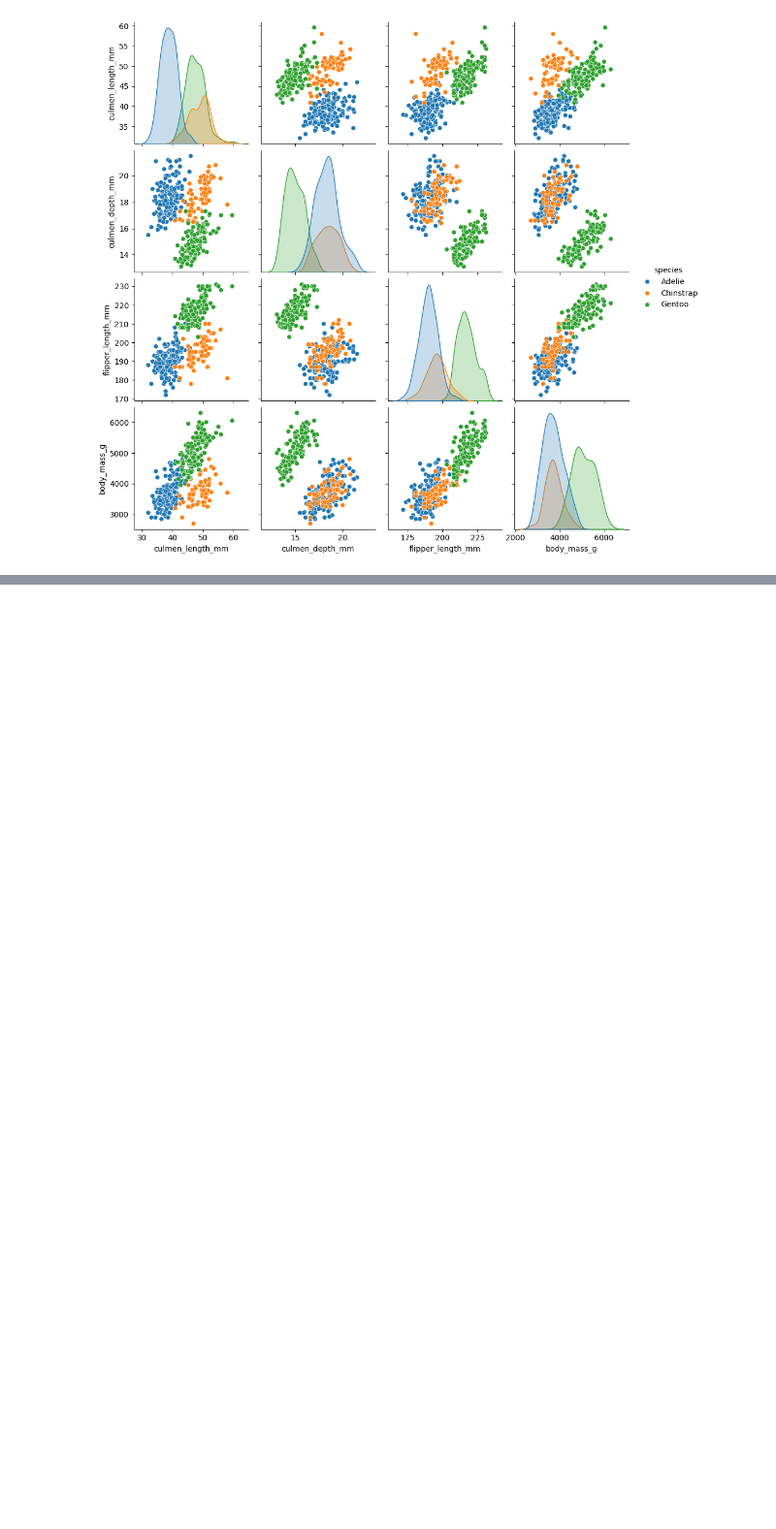
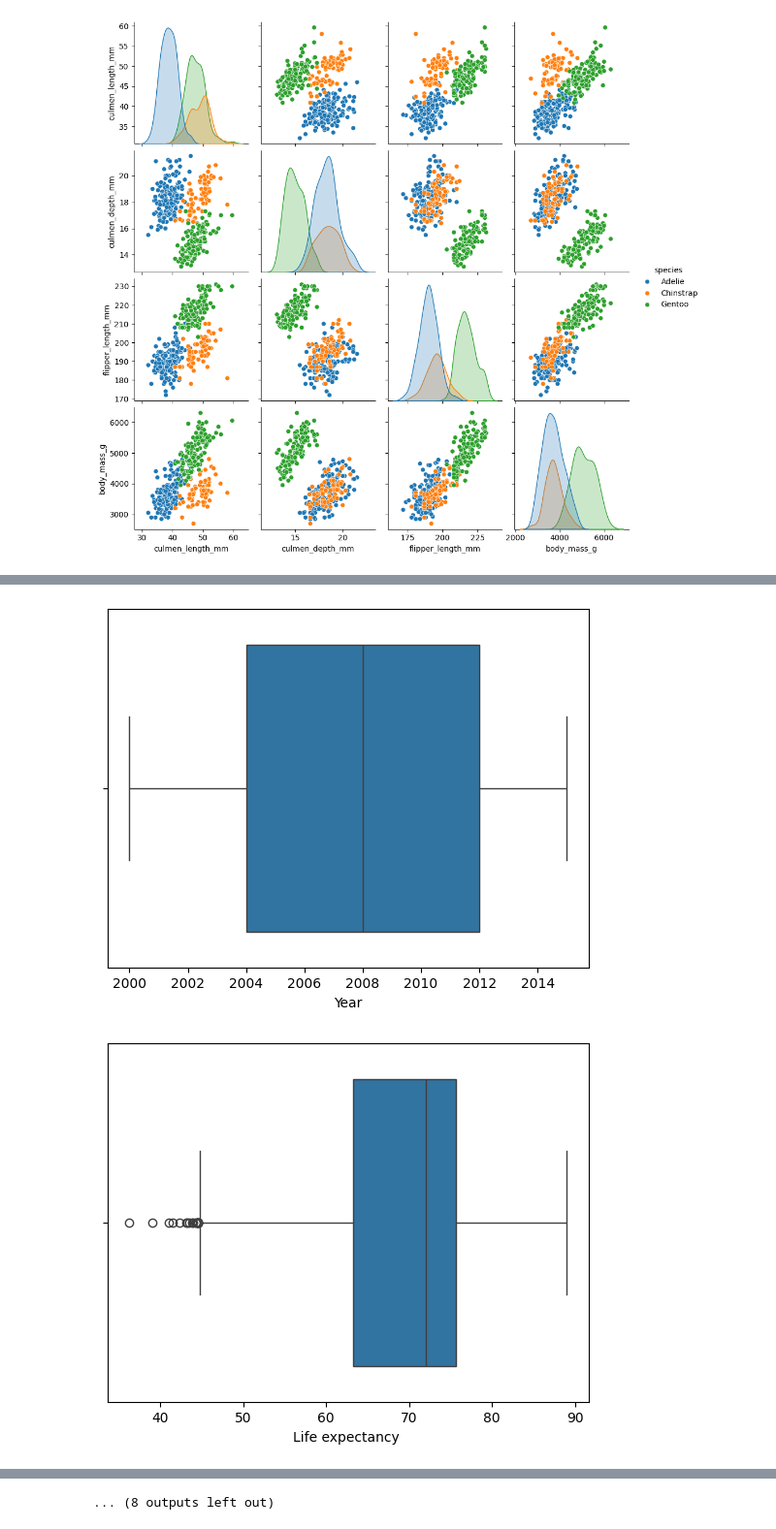
Before and after one commit to Aerospace-prog/Python-For-AI-Ml, a Jupyter notebook: Python_For_Ai_Ml.ipynb, the cells around one changed output, grey strips where cells are left out. Shown at 97% size. Saved outputs shown, nothing was run; the diff lists cells and outputs as text; code cells hidden in the pictures; blank space fills up the shorter version.

```diff
--- a/Python_For_Ai_Ml.ipynb
+++ b/Python_For_Ai_Ml.ipynb
@@ -3065,0 +2449,6 @@ for i in df.select_dtypes(include ='number').columns:
+# %%
+# Plotting a boxplot to see the outliers
+
+for i in df.select_dtypes(include = 'number').columns:
+  sns.boxplot(data = df , x = i)
+  plt.show()
@@ -3065,0 +2457,6 @@ for i in df.select_dtypes(include ='number').columns:
+# %%
+# Generating a scatter plot to see the relationship between all the columns and the 'body_mass_g'
+
+for i in ['culmen_length_mm' , 'culmen_depth_mm' , 'flipper_length_mm']:
+  sns.scatterplot(data = df , x = i , y = 'body_mass_g')
+  plt.show()
@@ -3065,0 +2594,5 @@ for i in df.select_dtypes(include ='number').columns:
+# %%
+import pandas as pd
+
+df = pd.read_csv('Life Expectancy Data.csv')
+df.info()
@@ -3065,0 +2663,11 @@ for i in df.select_dtypes(include ='number').columns:
+# %%
+# Plotting a boxplot to see the outliers
+
+import seaborn as sns
+
+for i in df.select_dtypes(include = 'number').columns:
+  sns.boxplot(data = df , x = i)
+  plt.show()
+# %% [output]
+[figure, added]
+[figure, added]
@@ -3065,0 +2684 @@ for i in df.select_dtypes(include ='number').columns:
+... (8 outputs left out)
```
Also changed, not shown: parts of 129 cells of this notebook.
